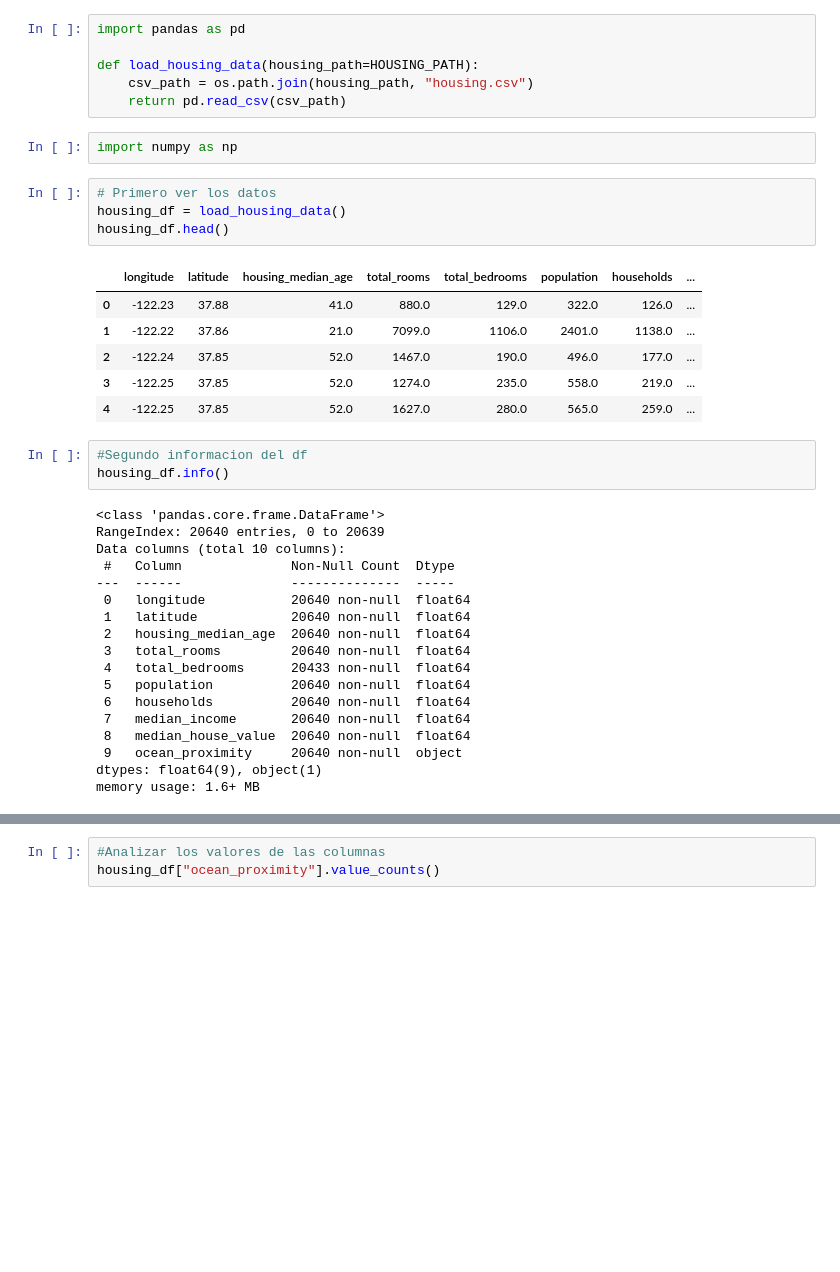
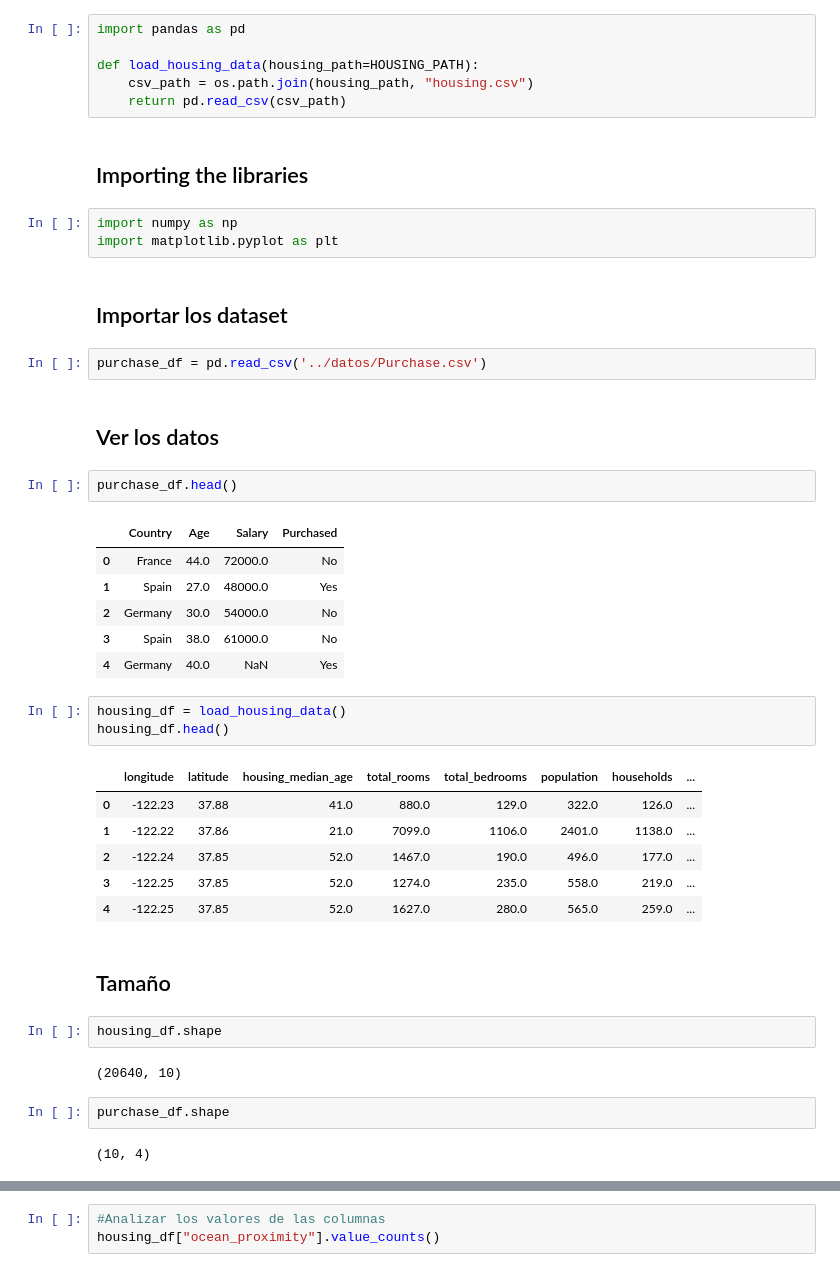
Before and after one commit to JmaldonadoRdV/Apuntes, a Jupyter notebook: AnalisisExploratorio/Preprocesado.ipynb, the cells around one changed output, grey strips where cells are left out. Drawn from its saved outputs; the diff is of its cells as text; blank space fills up the shorter version.

Commit message:
info

```diff
--- a/AnalisisExploratorio/Preprocesado.ipynb
+++ b/AnalisisExploratorio/Preprocesado.ipynb
@@ -23,10 +23,27 @@ import pandas as pd
 def load_housing_data(housing_path=HOUSING_PATH):
     csv_path = os.path.join(housing_path, "housing.csv")
     return pd.read_csv(csv_path)
+# %% [markdown]
+## Importing the libraries
 # %%
 import numpy as np
+import matplotlib.pyplot as plt
+# %% [markdown]
+## Importar los dataset
+# %%
+purchase_df = pd.read_csv('../datos/Purchase.csv')
+# %% [markdown]
+## Ver los datos
+# %%
+purchase_df.head()
+# %% [output]
+|  | Country | Age | Salary | Purchased |
+| 0 | France | 44.0 | 72000.0 | No |
+| 1 | Spain | 27.0 | 48000.0 | Yes |
+| 2 | Germany | 30.0 | 54000.0 | No |
+| 3 | Spain | 38.0 | 61000.0 | No |
+| 4 | Germany | 40.0 | NaN | Yes |
 # %%
-# Primero ver los datos
 housing_df = load_housing_data()
 housing_df.head()
 # %% [output]
@@ -36,24 +53,13 @@ housing_df.head()
 | 2 | -122.24 | 37.85 | 52.0 | 1467.0 | 190.0 | 496.0 | 177.0 | ... |
 | 3 | -122.25 | 37.85 | 52.0 | 1274.0 | 235.0 | 558.0 | 219.0 | ... |
 | 4 | -122.25 | 37.85 | 52.0 | 1627.0 | 280.0 | 565.0 | 259.0 | ... |
-# %%
-#Segundo informacion del df
-housing_df.info()
-# %% [output]
-<class 'pandas.core.frame.DataFrame'>
-RangeIndex: 20640 entries, 0 to 20639
-Data columns (total 10 columns):
- #   Column              Non-Null Count  Dtype
----  ------              --------------  -----
- 0   longitude           20640 non-null  float64
- 1   latitude            20640 non-null  float64
- 2   housing_median_age  20640 non-null  float64
- 3   total_rooms         20640 non-null  float64
- 4   total_bedrooms      20433 non-null  float64
- 5   population          20640 non-null  float64
- 6   households          20640 non-null  float64
- 7   median_income       20640 non-null  float64
- 8   median_house_value  20640 non-null  float64
- 9   ocean_proximity     20640 non-null  object
-dtypes: float64(9), object(1)
-memory usage: 1.6+ MB
+# %% [markdown]
+## Tamaño
+# %%
+housing_df.shape
+# %% [output]
+(20640, 10)
+# %%
+purchase_df.shape
+# %% [output]
+(10, 4)
```
Also changed, not shown: parts of 14 cells of this notebook.
